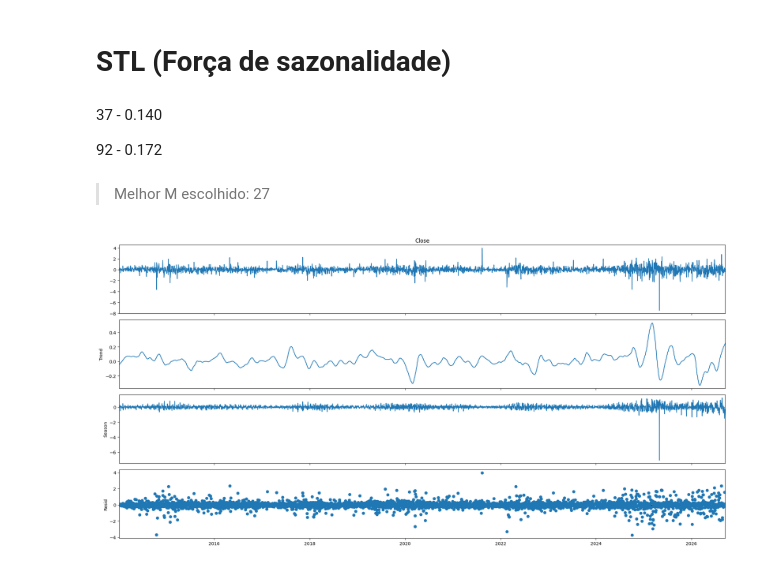
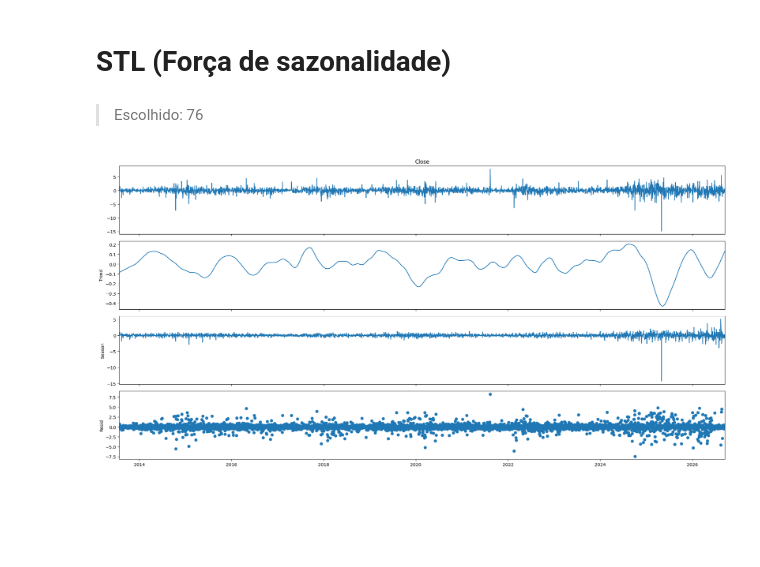
Before and after one commit to KarinaShimoiizaka/Modelagem-Comparativa-de-Series-Temporais, a Jupyter notebook: pilgrims/1 - SARIMAX.ipynb, the cells around one changed output. Saved outputs shown, nothing was run; the diff lists cells and outputs as text; code cells hidden in the pictures; blank space fills up the shorter version.

```diff
--- a/pilgrims/1 - SARIMAX.ipynb
+++ b/pilgrims/1 - SARIMAX.ipynb
@@ -192,8 +178,6 @@ look-up table. The actual p-value is smaller than the p-value returned.
 # %%
-if (not is_estacionario):
-    df_estacionario, diferenciacao = tornar_estacionario(df_raw, TARGET)
-else:
-    diferenciacao = 0
-
-print("Ordem:",diferenciacao)
+# A diferenciação será escolhida pelo auto_arima usando somente o treino.
+df_estacionario = df_raw.copy()
+diferenciacao = 0
+print("A ordem de diferenciação será escolhida pelo auto_arima.")
 # %% [output]
@@ -207,6 +185,26 @@ look-up table. The actual p-value is greater than the p-value returned.
 # %% [markdown]
 ## Escalonando a base
 # %%
-scaler = StandardScaler().set_output(transform="pandas")
+from sklearn.preprocessing import StandardScaler
 
-df_escalonado = df_estacionario.copy()
+TEST_FRACTION = 0.25
+h = int(len(df_estacionario) * TEST_FRACTION)
+train_original = df_estacionario.iloc[:-h].copy()
+test_original = df_estacionario.iloc[-h:].copy()
+
+scaler = StandardScaler()
+scaler.fit(train_original)
+
+train = pd.DataFrame(
+    scaler.transform(train_original),
+    index=train_original.index,
+    columns=train_original.columns
+)
+test = pd.DataFrame(
+    scaler.transform(test_original),
+    index=test_original.index,
+    columns=test_original.columns
+)
+df_escalonado = pd.concat([train, test])
+
+print(f"Treino: {len(train)} observações | Teste: {len(test)} observações")
@@ -230,5 +236,5 @@ analisar_series_temporais(df_escalonado, DATE_COLUMN)
 # %%
-df_escalonado = df_escalonado.drop(columns=["Volume","Dividends", "Stock Splits"])
+df_escalonado = df_escalonado.drop(columns=["Volume", "USD_MXN"])
 # %% [markdown]
 # Separar treino e teste e escalonando
 # %%
@@ -258,9 +263,5 @@ plt.show()
 # %% [markdown]
 # STL (Força de sazonalidade)
-# %% [markdown]
-37 - 0.140
-
-92 - 0.172
 # %%
 # range_m = range(2, 101)
 # forcas_sazonalidades = []
@@ -273,17 +274,17 @@ plt.show()
 
 # forcas_sazonalidades = sorted(forcas_sazonalidades, key=lambda x: x["forca"],reverse=True)
 # forcas_sazonalidades
-# %% [markdown]
-> Melhor M escolhido: 27
+# %% [markdown]
+> Escolhido: 76
 # %%
-m = 27
+m = 76
 stl = STL(df_escalonado[TARGET], period=m, robust=True).fit()
 fig = stl.plot()
 fig.set_size_inches(20,10)
 plt.tight_layout()
 plt.show()
 # %% [output]
-[figure, old version]
+[figure, new version]
 # %%
 forca_sazonalidade = 1 - (np.var(stl.resid) / np.var(stl.seasonal + stl.resid))
 
```
Also changed, not shown: parts of 23 cells of this notebook, 9 other files.
